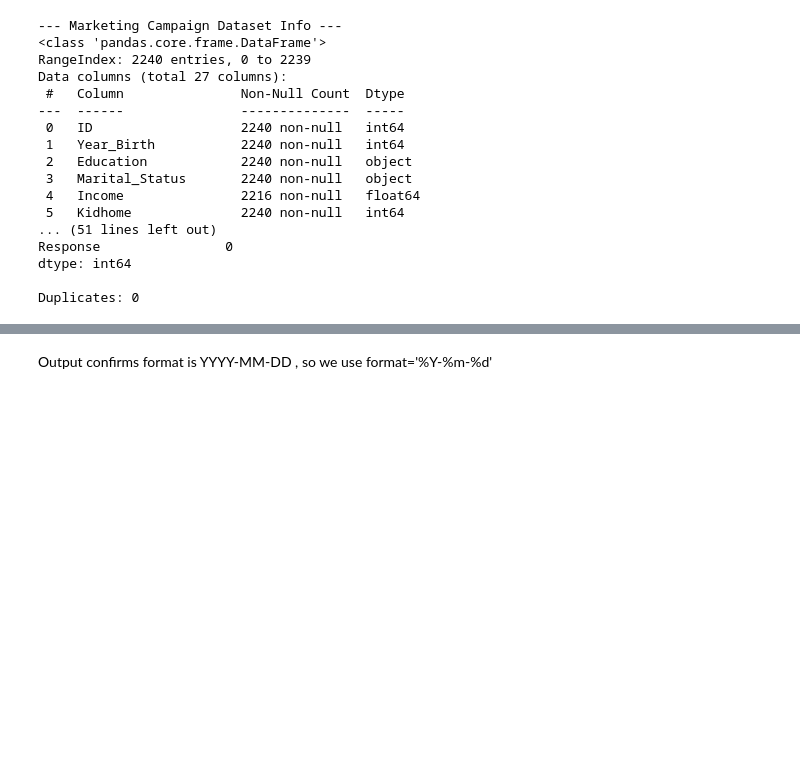
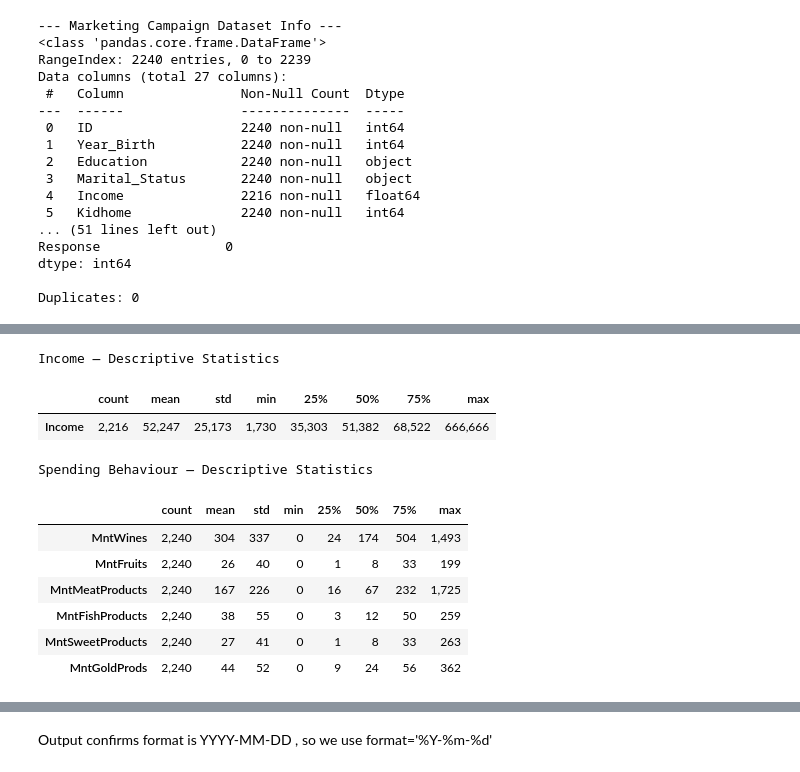
Before and after one commit to ialwayslikedgrime/data_science_exercises, a Jupyter notebook: lab1.ipynb, the cells around one changed output, grey strips where cells are left out. Drawn from its saved outputs; the diff is of its cells as text; code cells hidden in the pictures; blank space fills up the shorter version.

```diff
--- a/lab1.ipynb
+++ b/lab1.ipynb
@@ -138,0 +160,26 @@ Name: count, dtype: int64
+# %%
+df[['Income']].describe().T.map(lambda x: f"{x:,.0f}") \
+    .style.set_caption("Income — Descriptive Statistics") \
+    .set_table_styles([{'selector': 'caption',
+                        'props': [('font-weight', 'bold'), ('font-size', '14px')]}])
+# %% [output]
+Income — Descriptive Statistics
+|  | count | mean | std | min | 25% | 50% | 75% | max |
+| Income | 2,216 | 52,247 | 25,173 | 1,730 | 35,303 | 51,382 | 68,522 | 666,666 |
+# %%
+spend_cols = ['MntWines', 'MntFruits', 'MntMeatProducts',
+              'MntFishProducts', 'MntSweetProducts', 'MntGoldProds']
+
+df[spend_cols].describe().T.map(lambda x: f"{x:,.0f}") \
+    .style.set_caption("Spending Behaviour — Descriptive Statistics") \
+    .set_table_styles([{'selector': 'caption',
+                        'props': [('font-weight', 'bold'), ('font-size', '14px')]}])
+# %% [output]
+Spending Behaviour — Descriptive Statistics
+|  | count | mean | std | min | 25% | 50% | 75% | max |
+| MntWines | 2,240 | 304 | 337 | 0 | 24 | 174 | 504 | 1,493 |
+| MntFruits | 2,240 | 26 | 40 | 0 | 1 | 8 | 33 | 199 |
+| MntMeatProducts | 2,240 | 167 | 226 | 0 | 16 | 67 | 232 | 1,725 |
+| MntFishProducts | 2,240 | 38 | 55 | 0 | 3 | 12 | 50 | 259 |
+| MntSweetProducts | 2,240 | 27 | 41 | 0 | 1 | 8 | 33 | 263 |
+| MntGoldProds | 2,240 | 44 | 52 | 0 | 9 | 24 | 56 | 362 |
```
Also changed, not shown: parts of 18 cells of this notebook.
